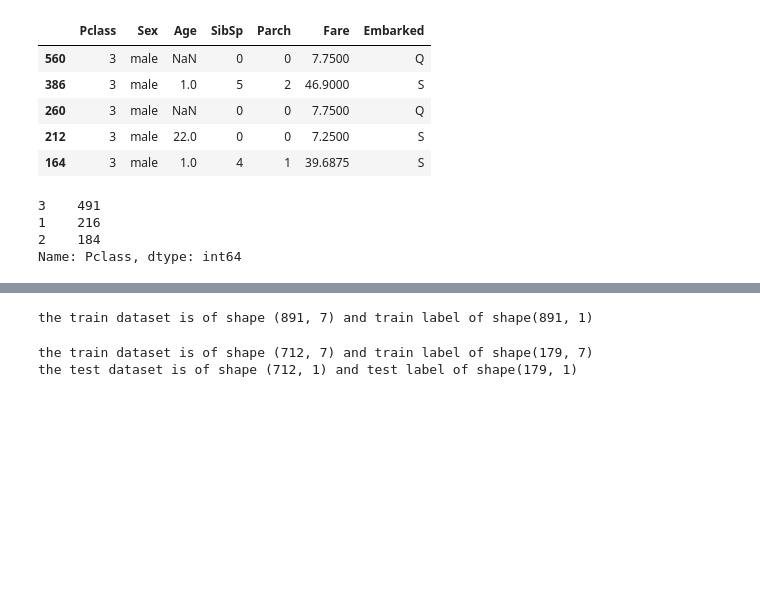
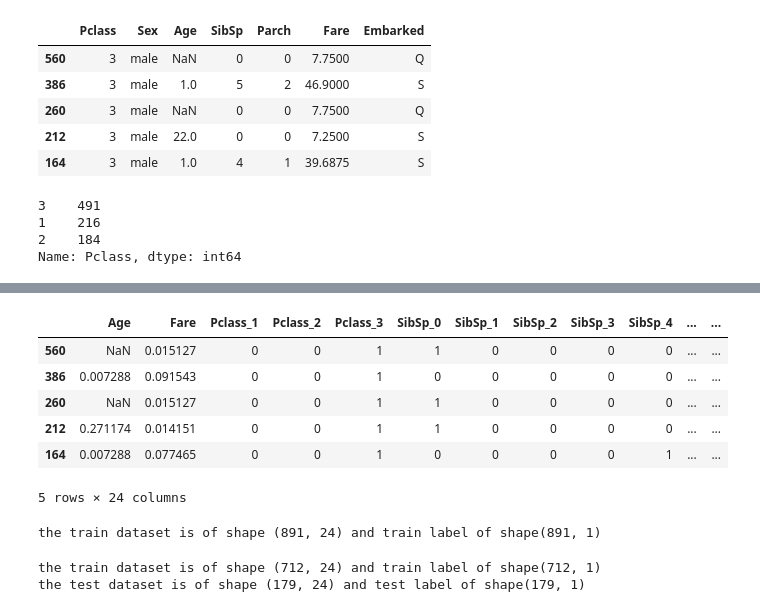
Before and after one commit to marcduby/MachineLearningPython, a Jupyter notebook: Kaggle/2020/Introduction/Titanic/titanicTF2.ipynb, the cells around one changed output, grey strips where cells are left out. Drawn from its saved outputs; the diff is of its cells as text; code cells hidden in the pictures; blank space fills up the shorter version.

```diff
--- a/Kaggle/2020/Introduction/Titanic/titanicTF2.ipynb
+++ b/Kaggle/2020/Introduction/Titanic/titanicTF2.ipynb
@@ -131,16 +178,30 @@ Name: Pclass, dtype: int64
+# %%
+# scale fare and age columns
+scaler = MinMaxScaler()
+pclass_dummies_df[['Fare', 'Age']] = scaler.fit_transform(pclass_dummies_df[['Fare', 'Age']])
+
+pclass_dummies_df.head(5)
+# %% [output]
+|  | Age | Fare | Pclass_1 | Pclass_2 | Pclass_3 | SibSp_0 | SibSp_1 | SibSp_2 | SibSp_3 | SibSp_4 | ... | ... |
+| 560 | NaN | 0.015127 | 0 | 0 | 1 | 1 | 0 | 0 | 0 | 0 | ... | ... |
+| 386 | 0.007288 | 0.091543 | 0 | 0 | 1 | 0 | 0 | 0 | 0 | 0 | ... | ... |
+| 260 | NaN | 0.015127 | 0 | 0 | 1 | 1 | 0 | 0 | 0 | 0 | ... | ... |
+| 212 | 0.271174 | 0.014151 | 0 | 0 | 1 | 1 | 0 | 0 | 0 | 0 | ... | ... |
+| 164 | 0.007288 | 0.077465 | 0 | 0 | 1 | 0 | 0 | 0 | 0 | 1 | ... | ... |
+5 rows × 24 columns
 # %%
 # shuffle the data
-train_df, label_df = shuffle(train_df, label_df, random_state=2)
+train_df, label_df = shuffle(pclass_dummies_df, label_df, random_state=2)
 
 print("the train dataset is of shape {} and train label of shape{}".format(train_df.shape, label_df.shape))
 # %% [output]
-the train dataset is of shape (891, 7) and train label of shape(891, 1)
+the train dataset is of shape (891, 24) and train label of shape(891, 1)
 # %%
 # split into train and test datasets
-X_train, y_train, X_test, y_test = train_test_split(train_df, label_df, test_size=0.2)
+X_train, X_test, y_train, y_test = train_test_split(train_df, label_df, test_size=0.2)
 
 print("the train dataset is of shape {} and train label of shape{}".format(X_train.shape, y_train.shape))
 print("the test dataset is of shape {} and test label of shape{}".format(X_test.shape, y_test.shape))
 # %% [output]
-the train dataset is of shape (712, 7) and train label of shape(179, 7)
-the test dataset is of shape (712, 1) and test label of shape(179, 1)
+the train dataset is of shape (712, 24) and train label of shape(712, 1)
+the test dataset is of shape (179, 24) and test label of shape(179, 1)
```
Also changed, not shown: parts of 7 cells of this notebook, 1 other file.
